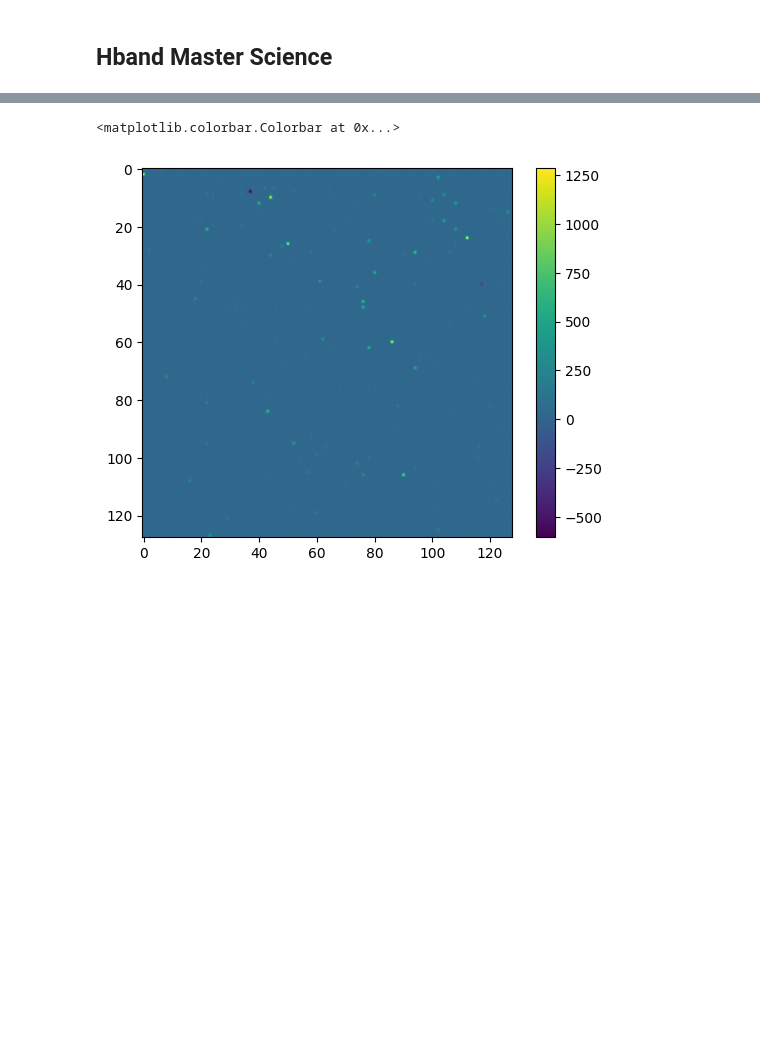
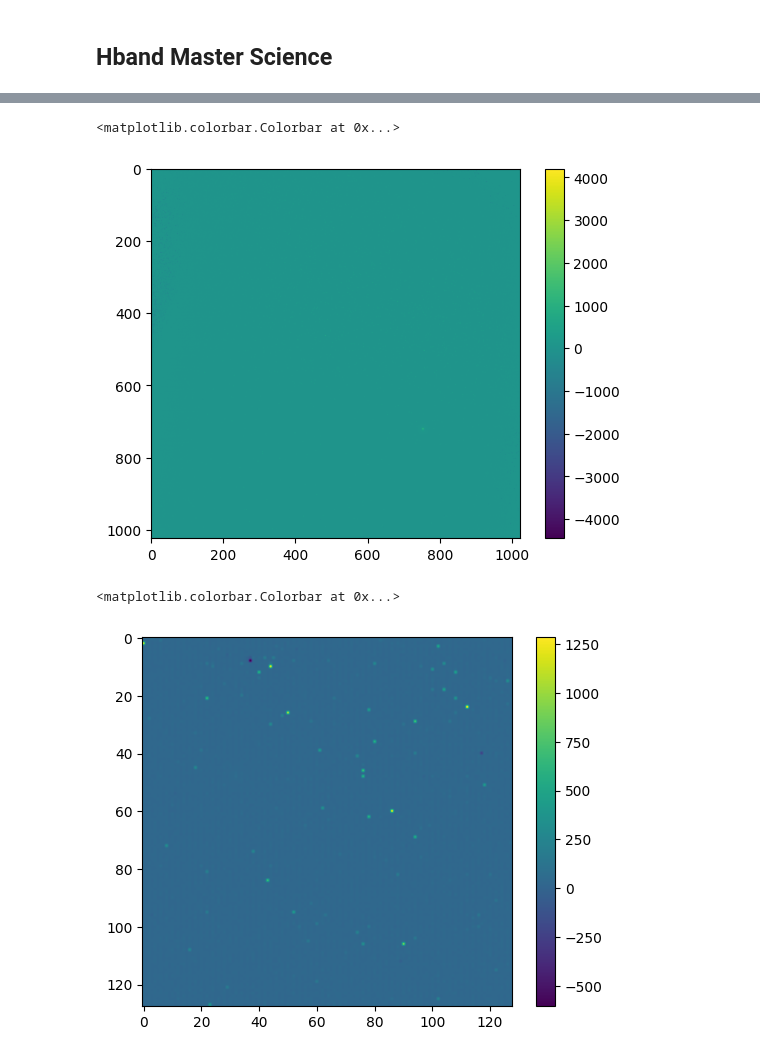
Before and after one commit to MarcosP7635/Ay105, a Jupyter notebook: editing_Ay105Lab8_HBand-StarterNotebook.ipynb, the cells around one changed output, grey strips where cells are left out. Saved outputs shown, nothing was run; the diff lists cells and outputs as text; code cells hidden in the pictures; blank space fills up the shorter version.

```diff
--- a/editing_Ay105Lab8_HBand-StarterNotebook.ipynb
+++ b/editing_Ay105Lab8_HBand-StarterNotebook.ipynb
@@ -190,3 +297,9 @@ where we perform this formula on each corresponding pixel in each frame.
+# %%
+plt.imshow(hband_dict["sci"][-1])
+plt.colorbar()
+# %% [output]
+<matplotlib.colorbar.Colorbar at 0x...>
+[figure, added]
 # %%
 median_hband_sci = get_median_frame(hband_dict["sci"])
 plt.imshow(median_hband_sci)
```
Also changed, not shown: parts of 7 cells of this notebook.
